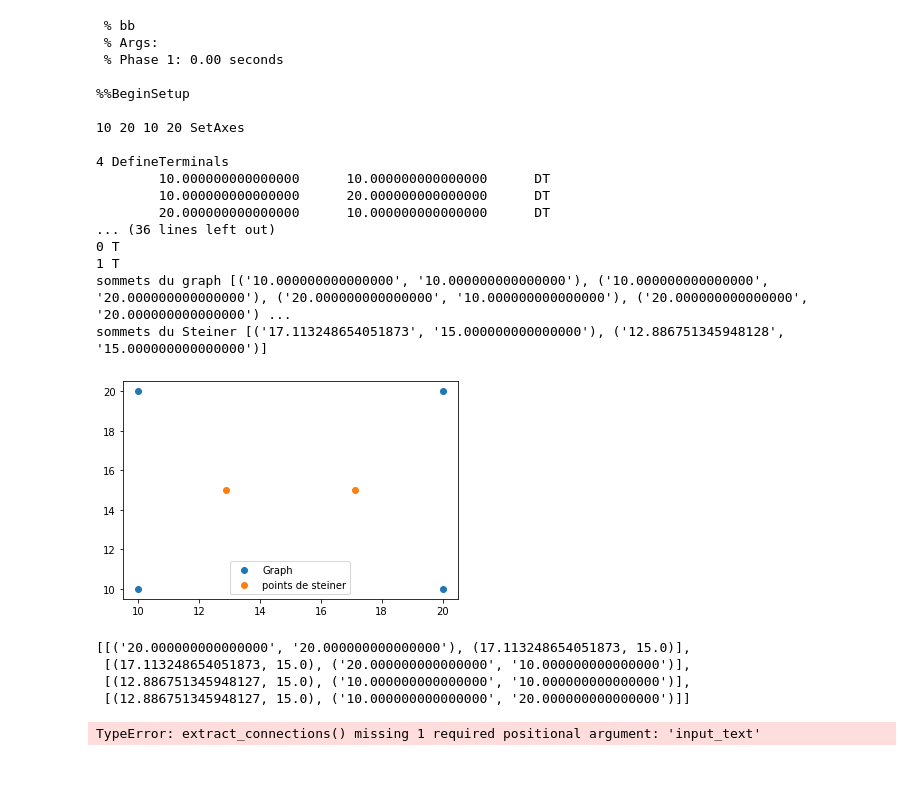
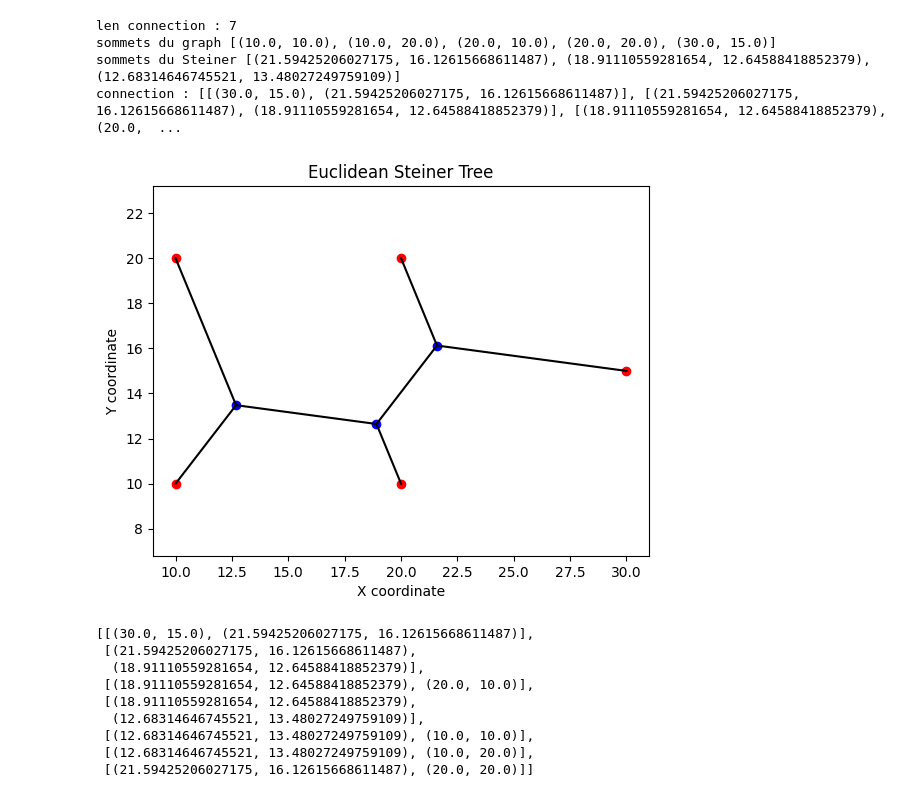
Before and after one commit to Kallel-Abd/ESteiner-3D, a Jupyter notebook: projet.ipynb, the cells around one changed output. Saved outputs shown, nothing was run; the diff lists cells and outputs as text; code cells hidden in the pictures.

```diff
--- a/projet.ipynb
+++ b/projet.ipynb
@@ -1,68 +22,24 @@
 # %%
 from EST2D import EST2D
 
-estprob = EST2D("square.tsp")
+estprob = EST2D("penta.tsp")
 estprob.solve()
 # estprob.draw()
 estprob.plot_steiner_tree()
 estprob.distance
 estprob.connections
 # %% [output]
- % bb
- % Args:
- % Phase 1: 0.00 seconds
-
-%%BeginSetup
-
-10 20 10 20 SetAxes
-
-4 DefineTerminals
-        10.000000000000000      10.000000000000000      DT
-        10.000000000000000      20.000000000000000      DT
-        20.000000000000000      10.000000000000000      DT
-... (36 lines left out)
-0 T
-1 T
-sommets du graph [('10.000000000000000', '10.000000000000000'), ('10.000000000000000', '20.000000000000000'), ('20.000000000000000', '10.000000000000000'), ('20.000000000000000', '20.000000000000000') ...
-sommets du Steiner [('17.113248654051873', '15.000000000000000'), ('12.886751345948128', '15.000000000000000')]
+len connection : 7
+sommets du graph [(10.0, 10.0), (10.0, 20.0), (20.0, 10.0), (20.0, 20.0), (30.0, 15.0)]
+sommets du Steiner [(21.59425206027175, 16.12615668611487), (18.91110559281654, 12.64588418852379), (12.68314646745521, 13.48027249759109)]
+connection : [[(30.0, 15.0), (21.59425206027175, 16.12615668611487)], [(21.59425206027175, 16.12615668611487), (18.91110559281654, 12.64588418852379)], [(18.91110559281654, 12.64588418852379), (20.0,  ...
-[figure, old version]
+[figure, new version]
-[[('20.000000000000000', '20.000000000000000'), (17.113248654051873, 15.0)],
- [(17.113248654051873, 15.0), ('20.000000000000000', '10.000000000000000')],
- [(12.886751345948127, 15.0), ('10.000000000000000', '10.000000000000000')],
- [(12.886751345948127, 15.0), ('10.000000000000000', '20.000000000000000')]]
+[[(30.0, 15.0), (21.59425206027175, 16.12615668611487)],
+ [(21.59425206027175, 16.12615668611487),
+  (18.91110559281654, 12.64588418852379)],
+ [(18.91110559281654, 12.64588418852379), (20.0, 10.0)],
+ [(18.91110559281654, 12.64588418852379),
+  (12.68314646745521, 13.48027249759109)],
+ [(12.68314646745521, 13.48027249759109), (10.0, 10.0)],
+ [(12.68314646745521, 13.48027249759109), (10.0, 20.0)],
+ [(21.59425206027175, 16.12615668611487), (20.0, 20.0)]]
-# %%
-import re
-
-def extract_connections(input_text):
-
-
-    plot_text = re.search(r"BeginPlot(.*?)EndPlot", input_text, re.DOTALL).group(1)
-    lines = plot_text.strip().split('\n')
-
-    # Initialize a list to store the connections
-    connections = []
-
-    # Regular expression to match the lines with connections
-    connection_pattern = re.compile(r"(\d+ T)\s+([\d.]+)\s+([\d.]+)|([\d.]+)\s+([\d.]+)\s+(\d+ T)")
-
-    for line in lines:
-        # Check if line matches the connection pattern
-        match = connection_pattern.findall(line)
-        for m in match:
-            if m[0]:  # If the first group is not empty, format is "ID, x, y"
-                connections.append([m[0], (float(m[1]), float(m[2]))])
-            else:  # Format is "x, y, ID"
-                connections.append([(float(m[3]), float(m[4])), m[5]])
-
-
-
-
-    for i, connection in enumerate(connections):
-        for j, point in enumerate(connection):
-            if 'T' in  point:
-                print(point)
-                connections[i][j] = estprob.terminals[int(point[0])]
-extract_connections()
-print(estprob.connections)
-# %% [output]
-TypeError: extract_connections() missing 1 required positional argument: 'input_text'
```
Also changed, not shown: parts of 1 cell of this notebook.
